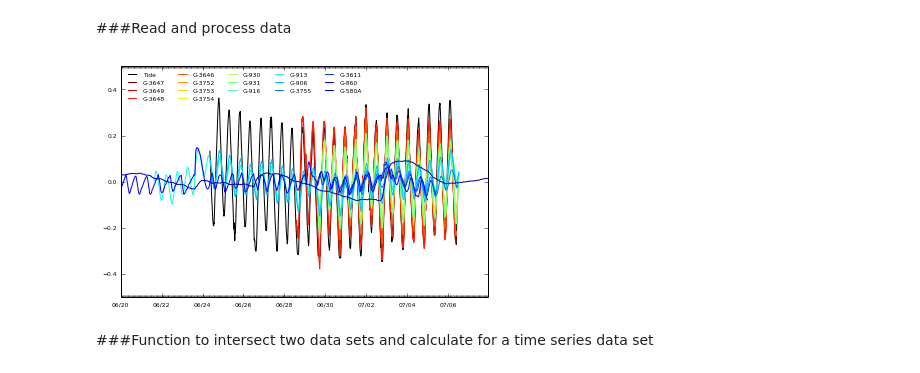
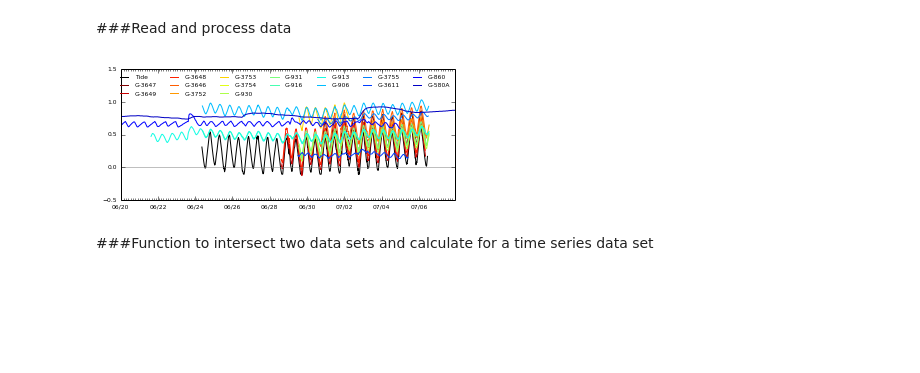
Before and after one commit to jdhughes-usgs/IPyNB, a Jupyter notebook: Tidal/FerrisTidalDataAnalysis_DE.ipynb, the cells around one changed output. Cells and saved outputs as stored; diff of their text form; code cells hidden in the pictures; blank space fills up the shorter version.

Commit message:
Modifications to existing figure and addition of harmonic constituents and raw data figures

```diff
--- a/Tidal/FerrisTidalDataAnalysis_DE.ipynb
+++ b/Tidal/FerrisTidalDataAnalysis_DE.ipynb
@@ -22,7 +22,7 @@ rcParams['figure.subplot.right'] = 0.9
 rcParams['figure.subplot.bottom'] = 0.175
 rcParams['figure.subplot.top'] = 0.9
 days   = mdates.DayLocator()  # every day
-hours   = mdates.HourLocator()  # every hour
+hours   = mdates.HourLocator(interval=3)  # every hour
 daysFmt = mdates.DateFormatter('%m/%d')
 def set_daysFmt(ax):
     ax.xaxis.set_major_formatter(daysFmt)
@@ -167,56 +167,61 @@ def parse_data(fname):
         stage.append(v)
     dtime = array(dtime)
     stage = array(stage)
-    stage -= average(stage)
-    stage = signl.detrend(stage)
-    return dtime, stage
+    stagen = np.copy(stage)
+    stagen -= average(stage)
+    stagen = signl.detrend(stage)
+    return dtime, stagen, stage
 # %%
 data_dir = os.path.join('data')
 tide_file = 'DE_Tide.csv'
 cat_file = 'DE_Catalog.csv'
-tide_datetime, tide_v = parse_data(os.path.join(data_dir,tide_file))
-tide = ['tide', 0.0, tide_datetime, tide_v]
+tide_datetime, tide_v, tide_vr = parse_data(os.path.join(data_dir,tide_file))
+tide = ['tide', 0.0, tide_datetime, tide_v, tide_vr]
 time_min = tide_datetime[0]
 time_max = tide_datetime[-1]
 dt_sec = (tide_datetime[1] - tide_datetime[0]).total_seconds()
 fo = open(os.path.join(data_dir,cat_file), 'r')
 gw_data = []
 for line in fo:
     if len(line) < 1:
         break
     if line[0] == '#':
         continue
     tc = line.strip().replace(' ','').split(',')
     station = tc[0]
     x = float(tc[2])
-    dtime, dv = parse_data(os.path.join(data_dir,tc[1]))
-    gw_data.append([station, x, dtime, dv])
+    dtime, dv, dvr = parse_data(os.path.join(data_dir,tc[1]))
+    gw_data.append([station, x, dtime, dv, dvr])
     time_min = min(time_min, dtime[0])
     time_max = max(time_max, dtime[-1])
 fo.close()
 #--create time_all
 tstep = datetime.timedelta(seconds=dt_sec)
 dt = time_min
 time_all = []
 while dt <= time_max:
     time_all.append(dt)
     dt += tstep
 time_all = array(time_all)
+
 #--plot raw normalized data
-ax = subplot(1,1,1)
-dtime, dv = tide[2], tide[3]
-ax.plot(dtime, dv, linewidth=1.0, color='black', label='Tide')
+fig1, ax_all = pyplot.subplots(nrows=1, ncols=1, figsize=(6., 2.5), dpi=300, facecolor='w', edgecolor='k')
+ax = ax_all
+dtime, dvr = tide[2], tide[4]
+ax.plot(dtime, dvr, linewidth=1.0, color='black', label='Tide')
 nstat = len(gw_data)
-for istat,[station,x,gtime,gv] in enumerate(gw_data):
+for istat,[station,x,gtime,gv,gvr] in enumerate(gw_data):
     fcolor = float(istat) / float(nstat)
-    ax.plot(gtime, gv, linewidth=1.0, color=cm.jet_r(fcolor), label=station)
+    ax.plot(gtime, gvr, linewidth=1.0, color=cm.jet_r(fcolor), label=station)
+ax.plot([gtime[0], gtime[-1]], [0., 0.], linewidth=0.5, color='0.5', label='_None')
 set_daysFmt(ax)
-l = ax.legend(loc='best',ncol=5)
+l = ax.legend(loc='best',ncol=7)
 l.draw_frame(False)
-ax.set_ylim(-0.5,0.5)
+ax.set_ylim(-0.5,1.5)
+fig1.savefig(os.path.join('Figures','DE_RawData.png'), dpi=300)
 show()
 # %% [output]
-[figure, old version]
+[figure, new version]
 # %% [markdown]
 ###Function to intersect two data sets and calculate for a time series data set
 # %%
```
Also changed, not shown: parts of 6 cells of this notebook, 4 other files.
